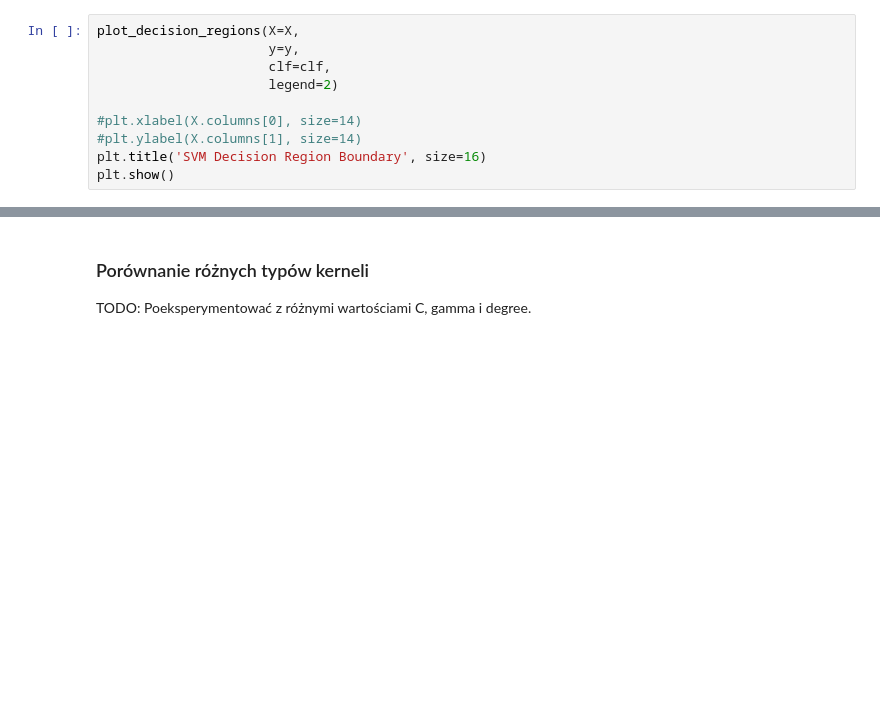
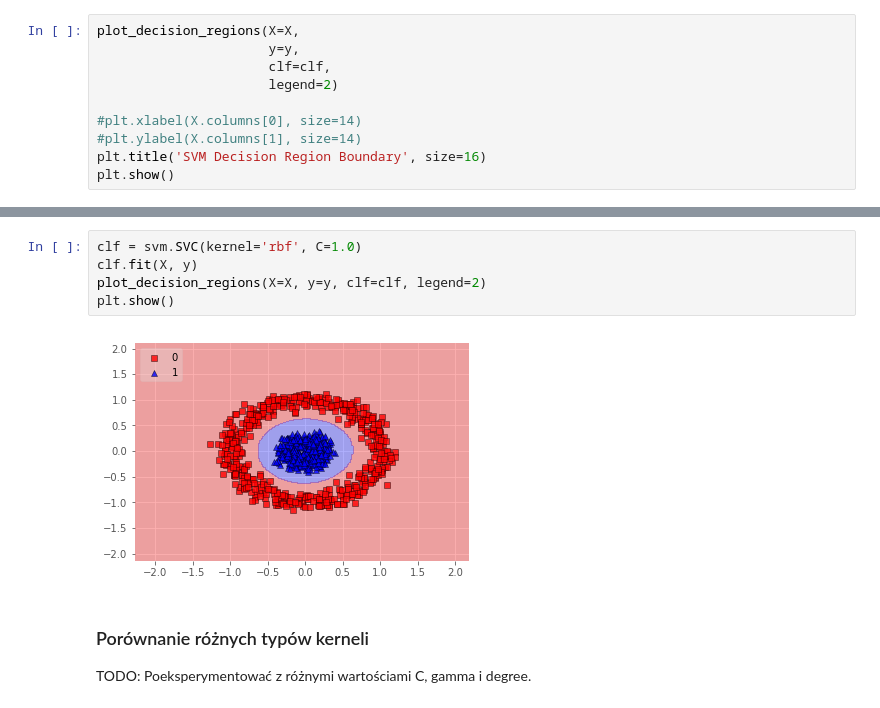
Before and after one commit to msieniawski/mro-svm, a Jupyter notebook: svm-demo.ipynb, the cells around one changed output, grey strips where cells are left out. Saved outputs shown, nothing was run; the diff lists cells and outputs as text; blank space fills up the shorter version.

```diff
--- a/svm-demo.ipynb
+++ b/svm-demo.ipynb
@@ -82,3 +96,10 @@ plt.show()
+# %%
+clf = svm.SVC(kernel='rbf', C=1.0)
+clf.fit(X, y)
+plot_decision_regions(X=X, y=y, clf=clf, legend=2)
+plt.show()
+# %% [output]
+[figure, added]
 # %% [markdown]
 ### Porównanie różnych typów kerneli
 TODO: Poeksperymentować z różnymi wartościami C, gamma i degree.
```
Also changed, not shown: parts of 7 cells of this notebook.
